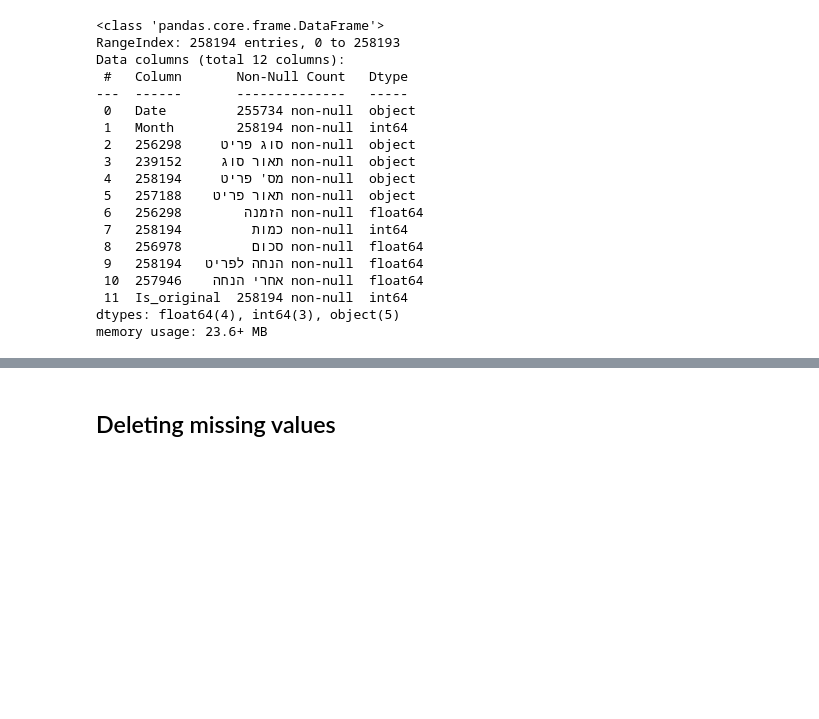
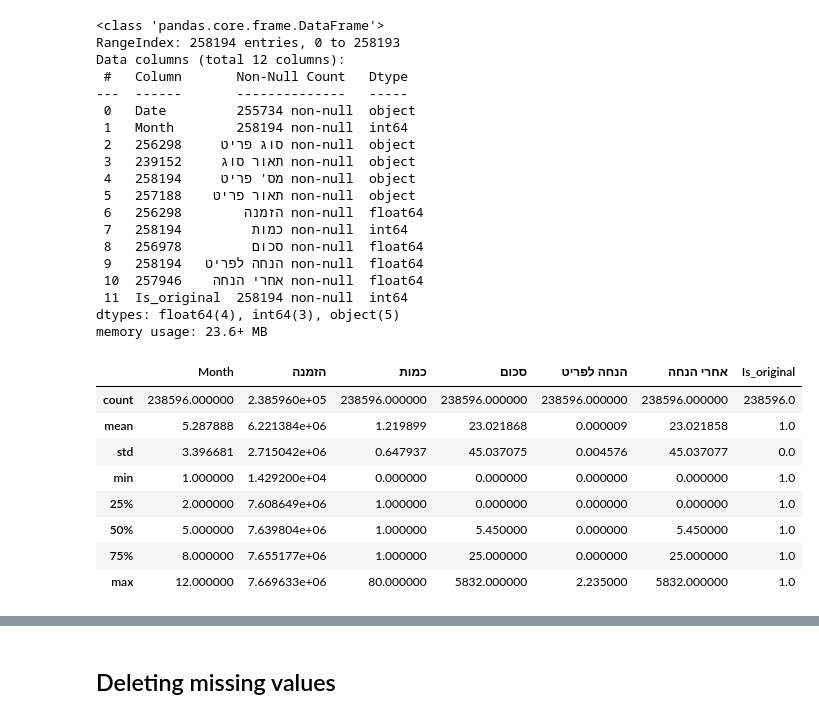
Before and after one commit to Edenshmuel/PapaJohns_Data_Science_Project, a Jupyter notebook: data_cleaning.ipynb, the cells around one changed output, grey strips where cells are left out. Cells and saved outputs as stored; diff of their text form; code cells hidden in the pictures; blank space fills up the shorter version.

```diff
--- a/data_cleaning.ipynb
+++ b/data_cleaning.ipynb
@@ -54,3 +54,15 @@ Data columns (total 12 columns):
  11  Is_original  258194 non-null  int64
 dtypes: float64(4), int64(3), object(5)
 memory usage: 23.6+ MB
+# %%
+df.describe()
+# %% [output]
+|  | Month | הזמנה | כמות | סכום | הנחה לפריט | אחרי הנחה | Is_original |
+| count | 238596.000000 | 2.385960e+05 | 238596.000000 | 238596.000000 | 238596.000000 | 238596.000000 | 238596.0 |
+| mean | 5.287888 | 6.221384e+06 | 1.219899 | 23.021868 | 0.000009 | 23.021858 | 1.0 |
+| std | 3.396681 | 2.715042e+06 | 0.647937 | 45.037075 | 0.004576 | 45.037077 | 0.0 |
+| min | 1.000000 | 1.429200e+04 | 0.000000 | 0.000000 | 0.000000 | 0.000000 | 1.0 |
+| 25% | 2.000000 | 7.608649e+06 | 1.000000 | 0.000000 | 0.000000 | 0.000000 | 1.0 |
+| 50% | 5.000000 | 7.639804e+06 | 1.000000 | 5.450000 | 0.000000 | 5.450000 | 1.0 |
+| 75% | 8.000000 | 7.655177e+06 | 1.000000 | 25.000000 | 0.000000 | 25.000000 | 1.0 |
+| max | 12.000000 | 7.669633e+06 | 80.000000 | 5832.000000 | 2.235000 | 5832.000000 | 1.0 |
```
Also changed, not shown: parts of 3 cells of this notebook.
